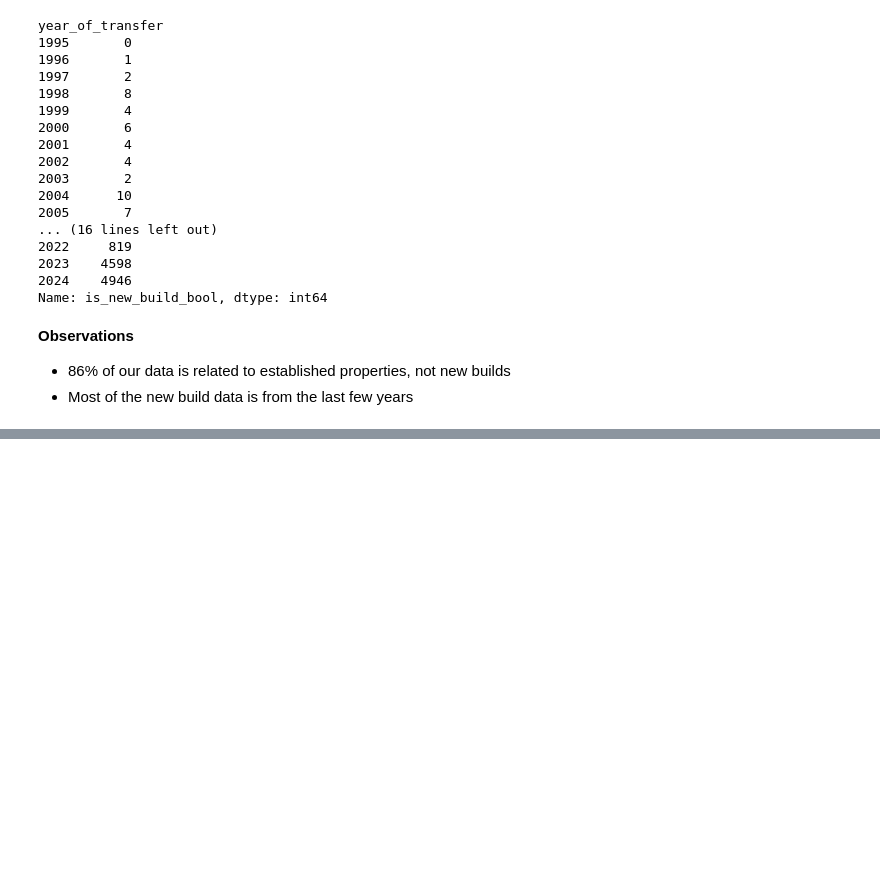
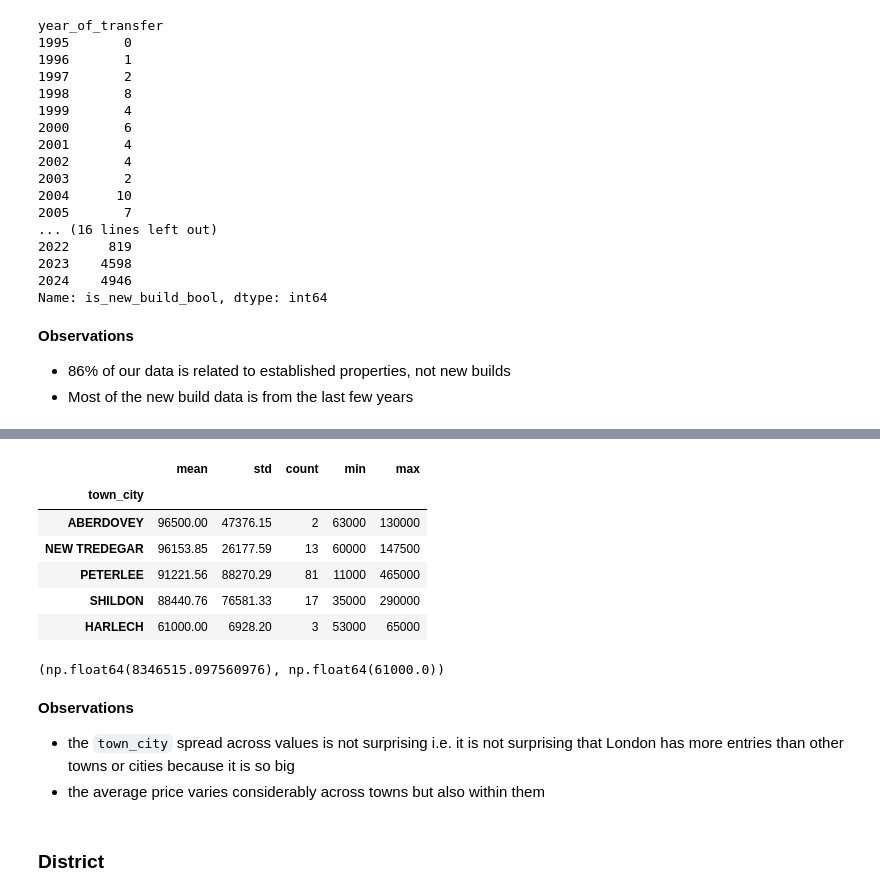
Before and after one commit to alibstill/housing, a Jupyter notebook: 00_analysis/00_price_paid.ipynb, the cells around one changed output, grey strips where cells are left out. Saved outputs shown, nothing was run; the diff lists cells and outputs as text; code cells hidden in the pictures; blank space fills up the shorter version.

```diff
--- a/00_analysis/00_price_paid.ipynb
+++ b/00_analysis/00_price_paid.ipynb
@@ -396,0 +656,20 @@ Name: is_new_build_bool, dtype: int64
+# %%
+df_price_by_town.tail()
+# %% [output]
+|  | mean | std | count | min | max |
+| town_city |  |  |  |  |  |
+| ABERDOVEY | 96500.00 | 47376.15 | 2 | 63000 | 130000 |
+| NEW TREDEGAR | 96153.85 | 26177.59 | 13 | 60000 | 147500 |
+| PETERLEE | 91221.56 | 88270.29 | 81 | 11000 | 465000 |
+| SHILDON | 88440.76 | 76581.33 | 17 | 35000 | 290000 |
+| HARLECH | 61000.00 | 6928.20 | 3 | 53000 | 65000 |
+# %%
+df_price_by_town["price"].max(), df_price_by_town["price"].min()
+# %% [output]
+(np.float64(8346515.097560976), np.float64(61000.0))
+# %% [markdown]
+**Observations**
+- the `town_city` spread across values is not surprising i.e. it is not surprising that London has more entries than other towns or cities because it is so big
+- the average price varies considerably across towns but also within them
+# %% [markdown]
+### District
```
Also changed, not shown: parts of 44 cells of this notebook.
